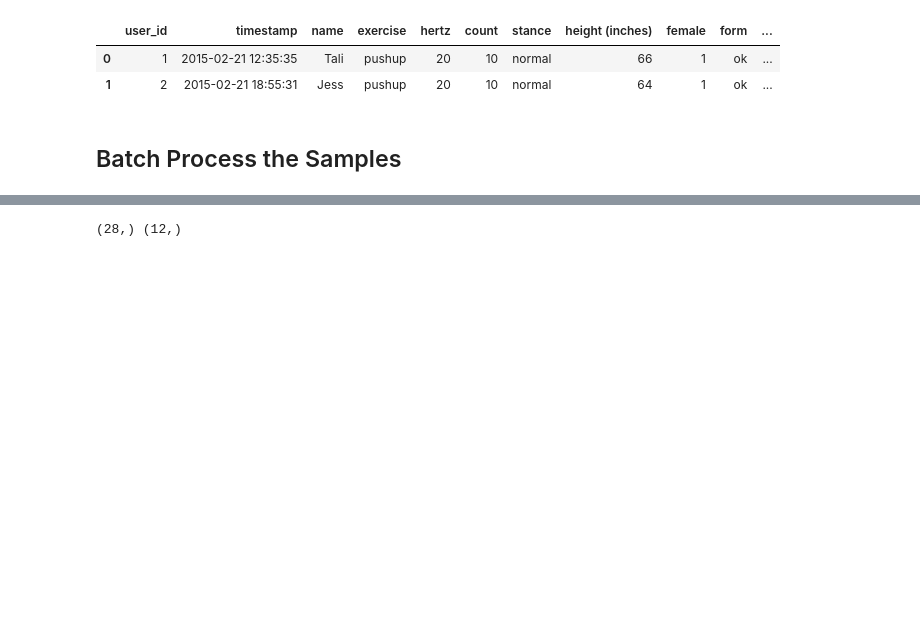
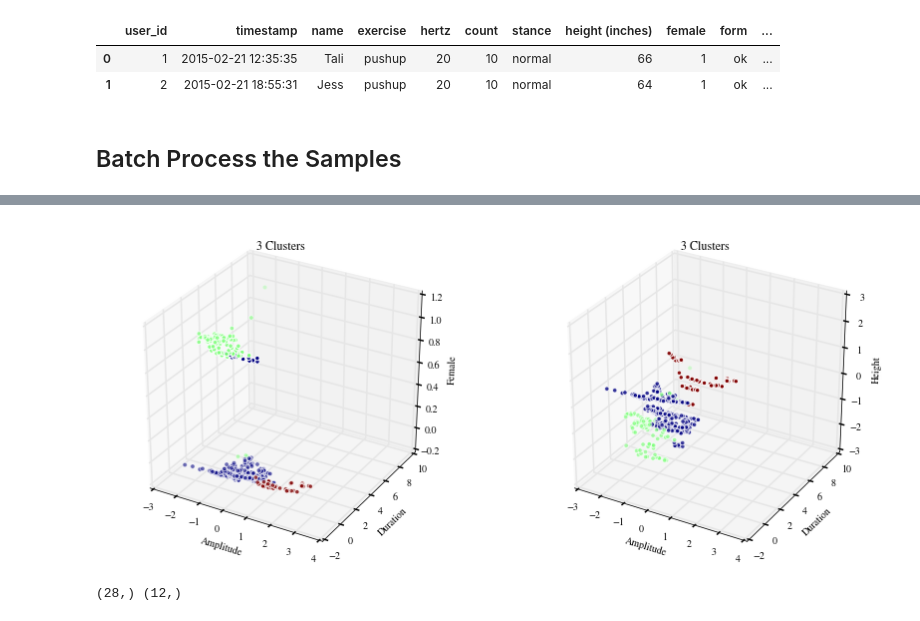
Before and after one commit to kellygwiseman/workout_buddy, a Jupyter notebook: notebooks/pushup_reps.ipynb, the cells around one changed output, grey strips where cells are left out. Saved outputs shown, nothing was run; the diff lists cells and outputs as text; code cells hidden in the pictures; blank space fills up the shorter version.

```diff
--- a/notebooks/pushup_reps.ipynb
+++ b/notebooks/pushup_reps.ipynb
@@ -222,3 +290,46 @@ average recall and std: 0.969047619048 0.0161484047217
+# %%
+def plot_clusters(feature_names, X, clusters):
+    '''Inputs:
+            feature_names: list of features
+            X: (s x f) data array, s is number of samples and f is number of features
+            clusters: (s,) array, s is number of samples
+
+        Outputs:
+            3D plot of data, colored by cluster assignment'''
+
+    # calculate number of clusters
+    k = len(np.unique(clusters))
+
+    fig = plt.figure(figsize=(14,6))
+    ax = fig.add_subplot(1, 2, 1, projection='3d')
+    ax.scatter(X[:, 2], X[:, 3], X[:, 0], c=clusters)
+    ax.set_title(str(k)+' Clusters')
+    ax.set_xlabel(feature_names[2])
+    #ax.w_xaxis.set_ticklabels([])
+    ax.set_ylabel(feature_names[3])
+    #ax.w_yaxis.set_ticklabels([])
+    ax.set_zlabel(feature_names[0])
+    #ax.w_zaxis.set_ticklabels([])
+
+    ax = fig.add_subplot(1, 2, 2, projection='3d')
+    ax.scatter(X[:, 2], X[:, 3], X[:, 1], c=clusters)
+    ax.set_title(str(k)+' Clusters')
+    ax.set_xlabel(feature_names[2])
+    #ax.w_xaxis.set_ticklabels([])
+    ax.set_ylabel(feature_names[3])
+    #ax.w_yaxis.set_ticklabels([])
+    ax.set_zlabel(feature_names[1])
+    #ax.w_zaxis.set_ticklabels([])
+# %%
+from mpl_toolkits.mplot3d import Axes3D
+
+plot_clusters(features, X, c_labels)
+#fig = plt.figure()
+#plt.scatter(X[:,0], X[:,1], c = c_labels)
+#fig2 = plt.figure()
+#plt.scatter(X[:,0], X[:,1], c = label)
+# %% [output]
+[figure, added]
 # %%
 # dynamic time warping
 sss = StratifiedShuffleSplit(label, n_iter = 5, test_size = 0.3, random_state=100)
```
Also changed, not shown: parts of 7 cells of this notebook, 9 other files.
